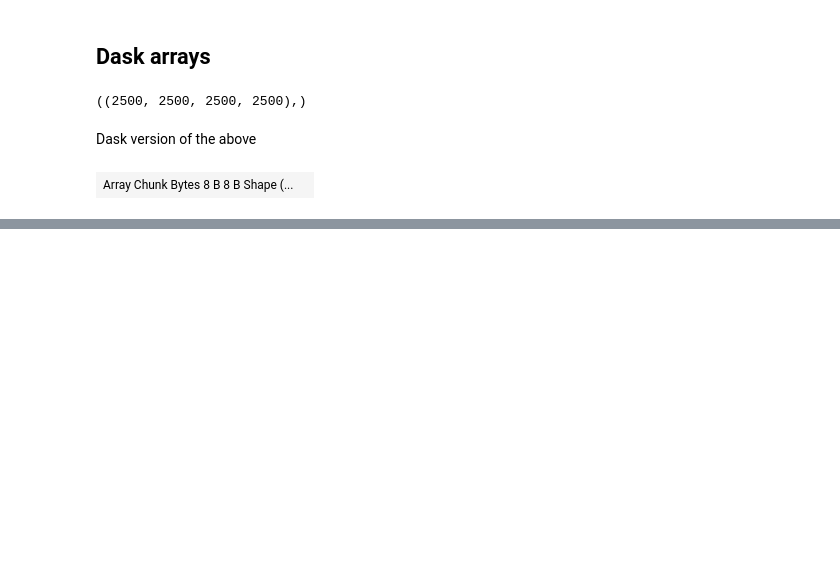
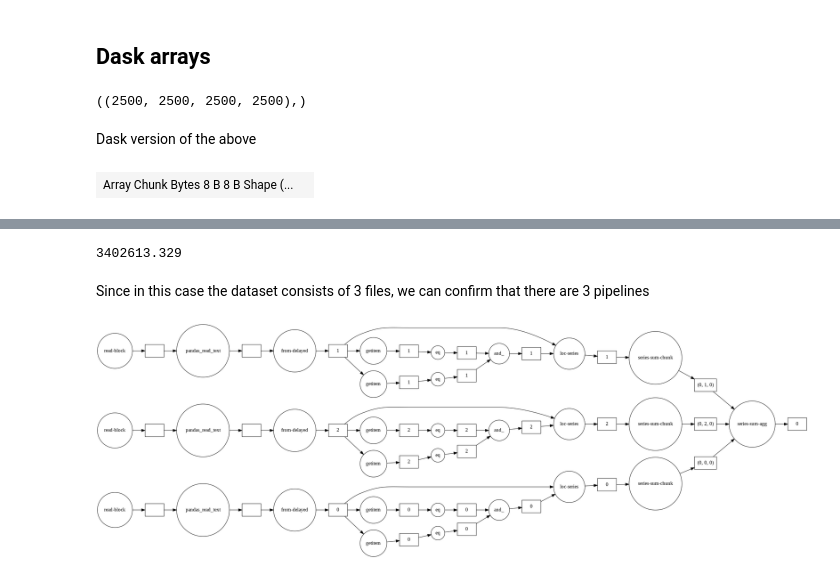
Before and after one commit to pvahtera/Dask, a Jupyter notebook: Scripts/Dask_practical.ipynb, the cells around one changed output, grey strips where cells are left out. Saved outputs shown, nothing was run; the diff lists cells and outputs as text; code cells hidden in the pictures; blank space fills up the shorter version.

```diff
--- a/Scripts/Dask_practical.ipynb
+++ b/Scripts/Dask_practical.ipynb
@@ -256,0 +355,3 @@ result.visualize(rankdir='LR') # forces horizontal layout
+# %%
+# this single line reads both train and test titanic files
+titanic = dd.read_csv('dask_titanic_test*.csv', sep=',')
@@ -256,0 +378,5 @@ result.visualize(rankdir='LR') # forces horizontal layout
+# %%
+is_male = (titanic['sex'] == 'male')
+embarked_S = (titanic['embarked'] == 'S')
+
+is_male_fare = titanic.loc[is_male & embarked_S, 'fare']
@@ -256,0 +394,12 @@ result.visualize(rankdir='LR') # forces horizontal layout
+# %%
+male_fare_sum = is_male_fare.sum()
+# %%
+male_fare_sum.compute() # lazy evaluation
+# %% [output]
+3402613.329
+# %% [markdown]
+Since in this case the dataset consists of 3 files, we can confirm that there are 3 pipelines
+# %%
+male_fare_sum.visualize(rankdir='LR')
+# %% [output]
+[figure, added]
```
Also changed, not shown: parts of 89 cells of this notebook.
